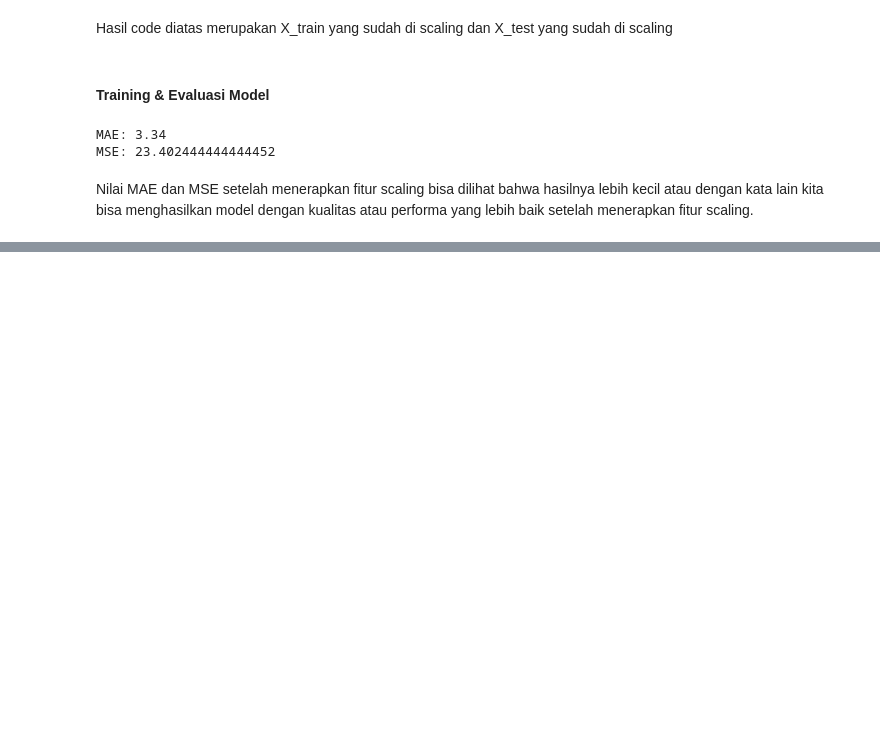
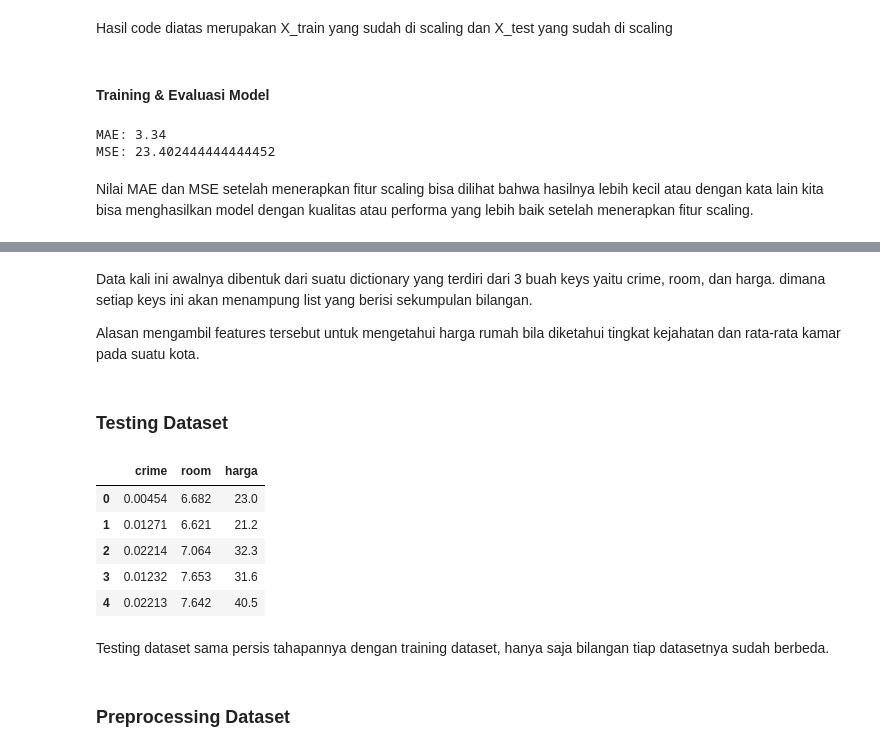
Before and after one commit to Haekal2000/Data-Science, a Jupyter notebook: UTS/UTS_Simple Linear Regression-Copy1.ipynb, the cells around one changed output, grey strips where cells are left out. Drawn from its saved outputs; the diff is of its cells as text; code cells hidden in the pictures; blank space fills up the shorter version.

Commit message:
UTS Data Science Multiple Linear Regression

```diff
--- a/UTS/UTS_Simple Linear Regression-Copy1.ipynb
+++ b/UTS/UTS_Simple Linear Regression-Copy1.ipynb
@@ -596,0 +661,24 @@ Nilai MAE dan MSE setelah menerapkan fitur scaling bisa dilihat bahwa hasilnya l
+# %% [markdown]
+Data kali ini awalnya dibentuk dari suatu dictionary yang terdiri dari 3 buah keys yaitu crime, room, dan harga. dimana setiap keys ini akan menampung list yang berisi sekumpulan bilangan.
+
+Alasan mengambil features tersebut untuk mengetahui harga rumah bila diketahui tingkat kejahatan dan rata-rata kamar pada suatu kota.
+# %% [markdown]
+### Testing Dataset
+# %%
+harga_rmh = {'crime': [0.00454, 0.01271, 0.02214, 0.01232, 0.02213],
+         'room': [6.682, 6.621, 7.064, 7.653, 7.642],
+         'harga': [23, 21.2, 32.3, 31.6, 40.5]}
+
+test_harga_rmh_df = pd.DataFrame(harga_rmh)
+test_harga_rmh_df
+# %% [output]
+|  | crime | room | harga |
+| 0 | 0.00454 | 6.682 | 23.0 |
+| 1 | 0.01271 | 6.621 | 21.2 |
+| 2 | 0.02214 | 7.064 | 32.3 |
+| 3 | 0.01232 | 7.653 | 31.6 |
+| 4 | 0.02213 | 7.642 | 40.5 |
+# %% [markdown]
+Testing dataset sama persis tahapannya dengan training dataset, hanya saja bilangan tiap datasetnya sudah berbeda.
+# %% [markdown]
+### Preprocessing Dataset
```
Also changed, not shown: parts of 12 cells of this notebook.
